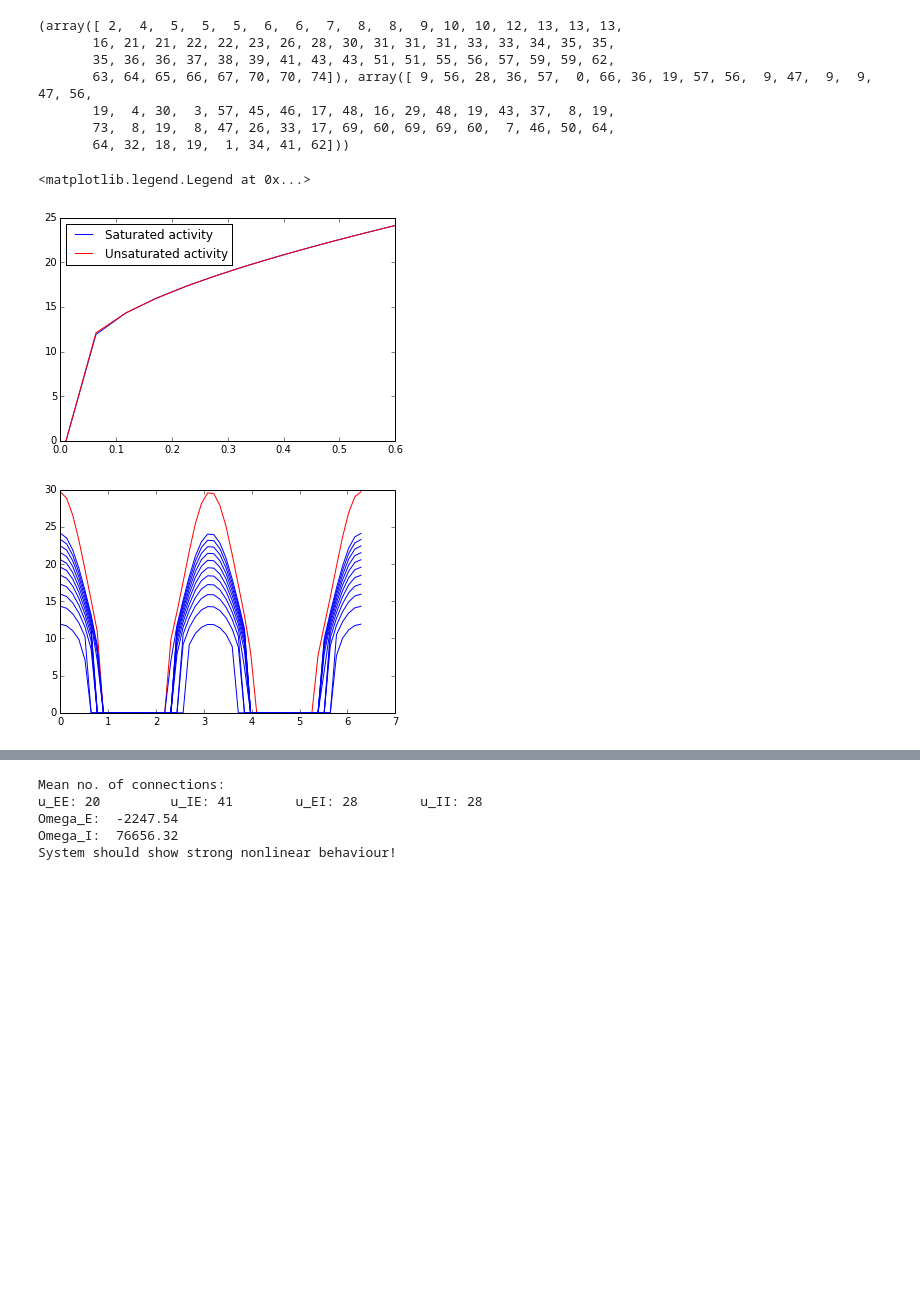
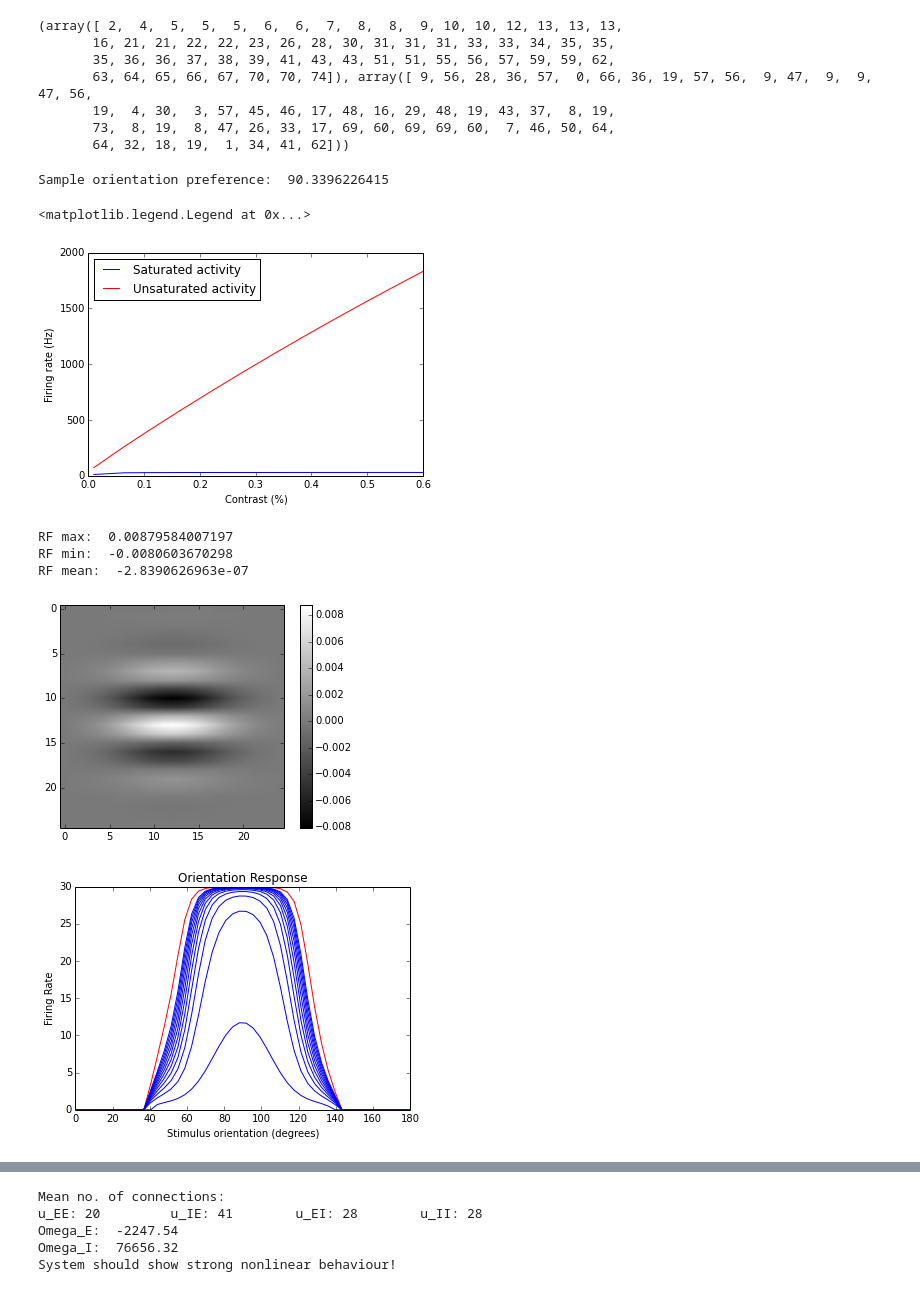
Before and after one commit to benselby/v1_modelling, a Jupyter notebook: mechanistic/rf_layer.ipynb, the cells around one changed output, grey strips where cells are left out. Drawn from its saved outputs; the diff is of its cells as text; code cells hidden in the pictures; blank space fills up the shorter version.

Commit message:
Fixed orientation-contrast response space, still needs sharpening and quadrature pairs

```diff
--- a/mechanistic/rf_layer.ipynb
+++ b/mechanistic/rf_layer.ipynb
@@ -357,6 +364,27 @@ class rf_layer:
 
     def get_unit(self, y_ind, x_ind):
         return self.layer_units[y_ind][x_ind]
+
+    def get_unit_response( self, input_img, unit_inds, show_segment=True, phase_invariant=False):
+        xi = unit_inds[0]
+        yi = unit_inds[1]
+
+        img_segment = input_img[yi*self.rf_size_pix:yi*self.rf_size_pix+self.rf_size_pix, xi*self.rf_size_pix:xi*self.rf_size_pix+self.rf_size_pix]
+
+        if show_segment==True:
+            plt.figure()
+            plt.imshow(img_segment, cmap='gray')
+            plt.title("Input image segment")
+            plt.colorbar()
+
+            self.layer_units[yi][xi].show_RF()
+
+        if phase_invariant==True:
+            response = self.layer_units[yi][xi].get_phase_invariant_response(img_segment)
+        else:
+            response = self.layer_units[yi][xi].get_unit_response_rate(img_segment)
+
+        return response
 # %%
 # load OP map from Bryan's extracted Kaschube map
 data = scipy.io.loadmat('orientation-map.mat')
@@ -381,43 +412,60 @@ print np.where( np.floor(OP_map) == 0)
 # %%
 con_rng = np.linspace(0.01, 0.6, 12)
 con_bank = np.zeros((len(con_rng), 25, 25))
-grating = generate_static_grating(0, 1, 4, 25, norm=True)
+grating = generate_static_grating(np.pi/2, 1, 4, 25, norm=True)
 for i in range(len(con_rng)):
     con_bank[i,:,:] = con_rng[i]*grating
 
 con_rsp = np.zeros(len(con_rng))
 unsat_rsp = np.zeros(len(con_rng))
-sample = RF_layer.get_unit(9,2)
+sample = RF_layer.get_unit(55,28)
+# sample = RF_layer.get_unit(9,2)
+print "Sample orientation preference: ", sample.ori_pref_deg
 for i in range(len(con_rsp)):
     con_rsp[i] = sample.get_unit_response_rate(con_bank[i,:,:], saturation=True)
     unsat_rsp[i] = sample.get_unit_response_rate(con_bank[i,:,:], saturation=False)
+
 plt.figure()
 plt.plot(con_rng, con_rsp, 'b', label='Saturated activity')
 plt.plot(con_rng, unsat_rsp, 'r', label='Unsaturated activity')
+plt.xlabel('Contrast (%)')
+plt.ylabel('Firing rate (Hz)')
 plt.legend(loc='best')
 # %% [output]
-<matplotlib.legend.Legend at 0x...>
+Sample orientation preference:  90.3396226415
+<matplotlib.legend.Legend at 0x...>
-[figure, old version]
+[figure, new version]
 # %%
-ori_rng = np.linspace(0, 2*np.pi, 50)
+ori_rng = np.linspace(0, np.pi, 50)
 ori_bank = generate_grating_bank(ori_rng, 1, 4, 25, norm=True)
 
 ori_con_rsp = np.zeros((len(ori_rng), len(con_rng)+1))
+
+sample.show_RF()
+print "RF max: ", np.max(sample.RF)
+print "RF min: ", np.min(sample.RF)
+print "RF mean: ", np.mean(sample.RF)
 
 for i in range(len(ori_rng)):
     stim = ori_bank[i,:,:]
     ori_con_rsp[i,-1] = sample.get_unit_response_rate(stim, saturation=True)
     for j in range(len(con_rng)):
         ori_con_rsp[i,j] = sample.get_unit_response_rate(con_rng[j]*stim, saturation=True)
 
 plt.figure()
-plt.plot(ori_rng, ori_con_rsp[:,-1], 'r')
-
+plt.plot(ori_rng*180/np.pi, ori_con_rsp[:,-1], 'r')
+plt.title('Orientation Response')
+plt.xlabel('Stimulus orientation (degrees)')
+plt.ylabel('Firing Rate')
 for i in range(len(con_rng)):
 #     plt.figure()
-    plt.plot(ori_rng, ori_con_rsp[:,i], 'b')
+    plt.plot(ori_rng*180/np.pi, ori_con_rsp[:,i], 'b')
 # %% [output]
+RF max:  0.00879584007197
+RF min:  -0.0080603670298
+RF mean:  -2.8390626963e-07
-[figure, old version]
+[figure, new version]
+[figure, added]
 # %%
 # Cross-orientation suppression experiment:
 print sample.ori_pref_deg
```
Also changed, not shown: parts of 22 cells of this notebook.
